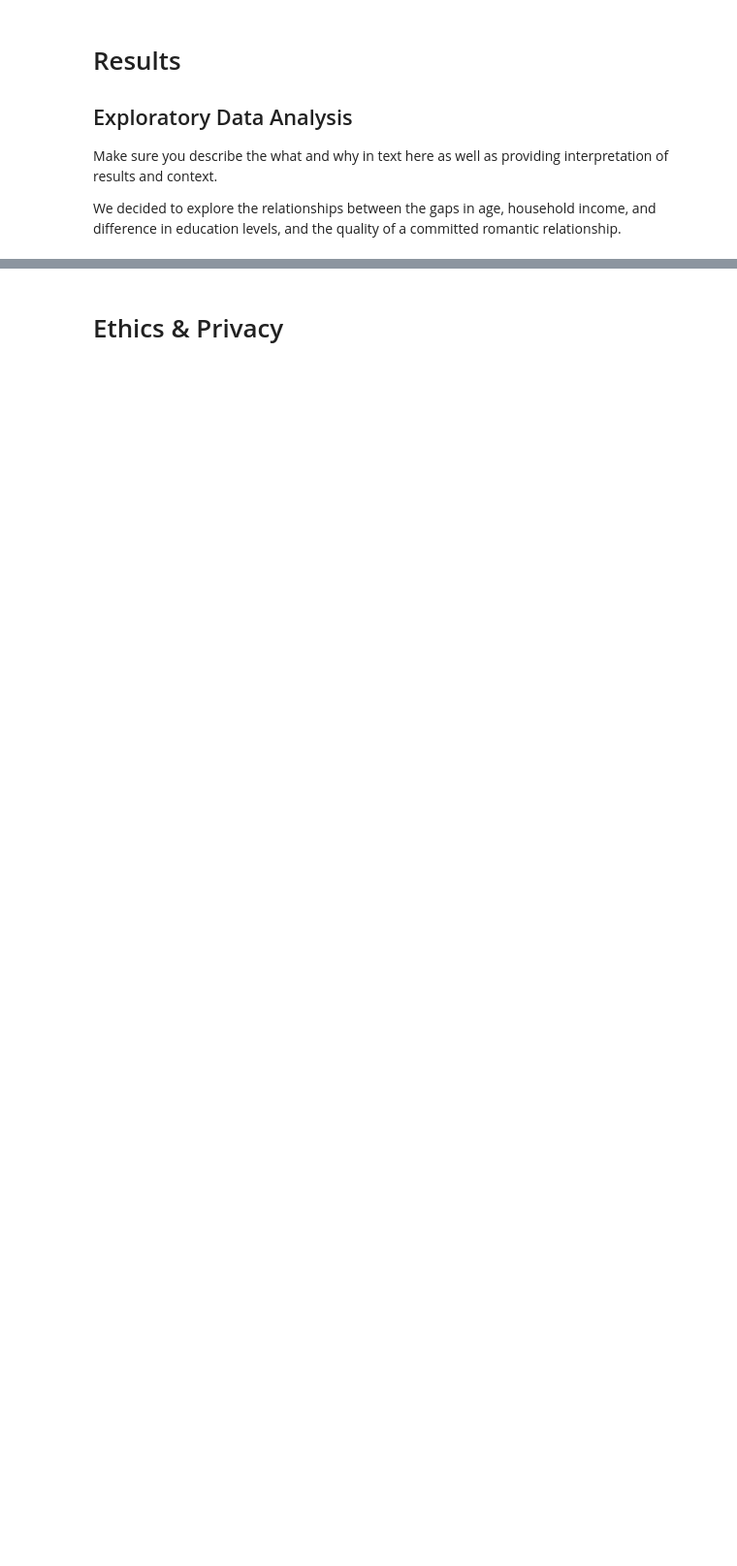
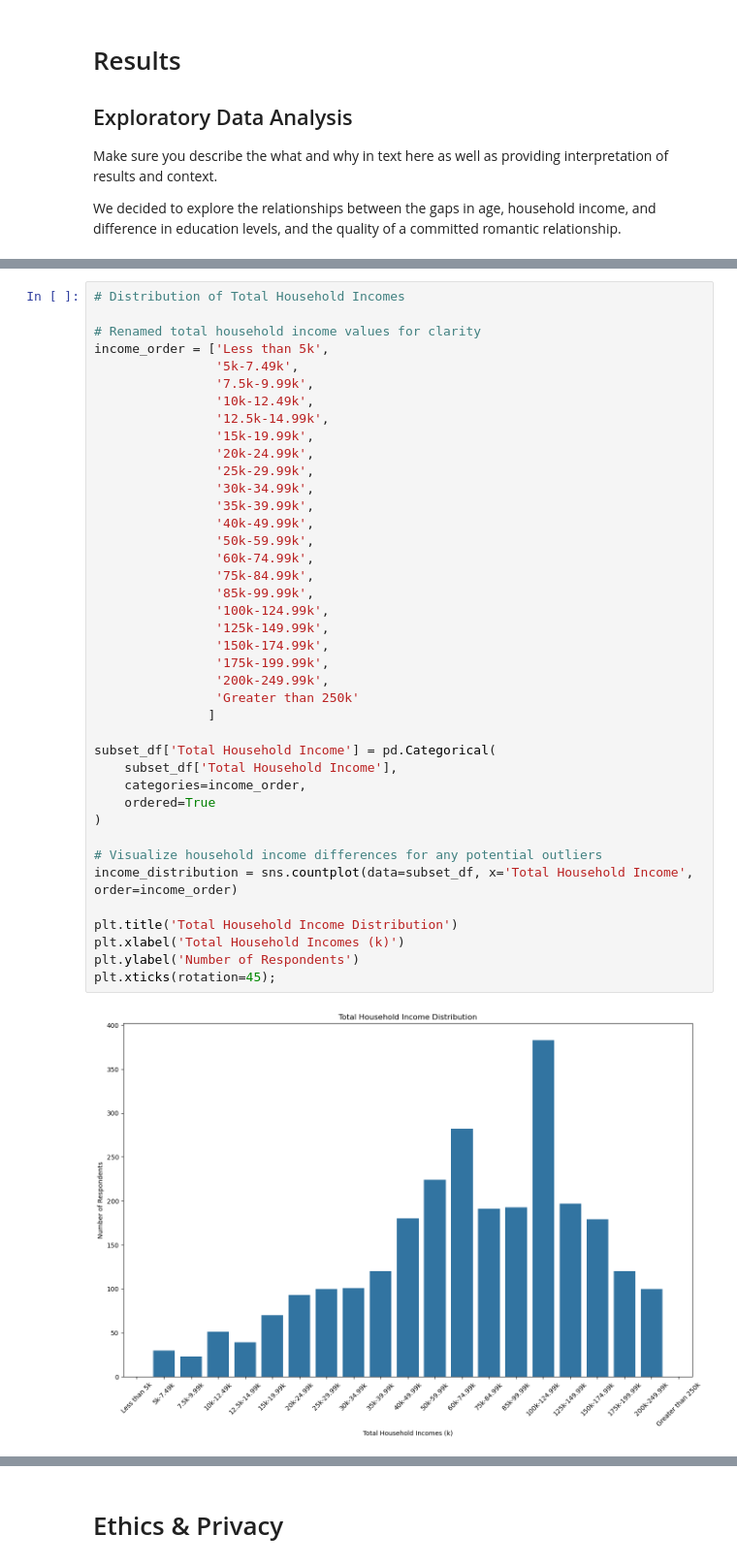
Before and after one commit to jammyegg/COGS-108-Final-Project, a Jupyter notebook: EDACheckpoint_Group153-FA24.ipynb, the cells around one changed output, grey strips where cells are left out. Shown: that part at 97% size. Cells and saved outputs as stored; diff of their text form; blank space fills up the shorter version.

```diff
--- a/EDACheckpoint_Group153-FA24.ipynb
+++ b/EDACheckpoint_Group153-FA24.ipynb
@@ -126,0 +165,42 @@ Some more words and stuff.  Remember notebooks work best if you interleave the c
+# %%
+# Distribution of Total Household Incomes
+
+# Renamed total household income values for clarity
+income_order = ['Less than 5k',
+                '5k-7.49k',
+                '7.5k-9.99k',
+                '10k-12.49k',
+                '12.5k-14.99k',
+                '15k-19.99k',
+                '20k-24.99k',
+                '25k-29.99k',
+                '30k-34.99k',
+                '35k-39.99k',
+                '40k-49.99k',
+                '50k-59.99k',
+                '60k-74.99k',
+                '75k-84.99k',
+                '85k-99.99k',
+                '100k-124.99k',
+                '125k-149.99k',
+                '150k-174.99k',
+                '175k-199.99k',
+                '200k-249.99k',
+                'Greater than 250k'
+               ]
+
+subset_df['Total Household Income'] = pd.Categorical(
+    subset_df['Total Household Income'],
+    categories=income_order,
+    ordered=True
+)
+
+# Visualize household income differences for any potential outliers
+income_distribution = sns.countplot(data=subset_df, x='Total Household Income', order=income_order)
+
+plt.title('Total Household Income Distribution')
+plt.xlabel('Total Household Incomes (k)')
+plt.ylabel('Number of Respondents')
+plt.xticks(rotation=45);
+# %% [output]
+[figure, added]
```
Also changed, not shown: parts of 22 cells of this notebook.
